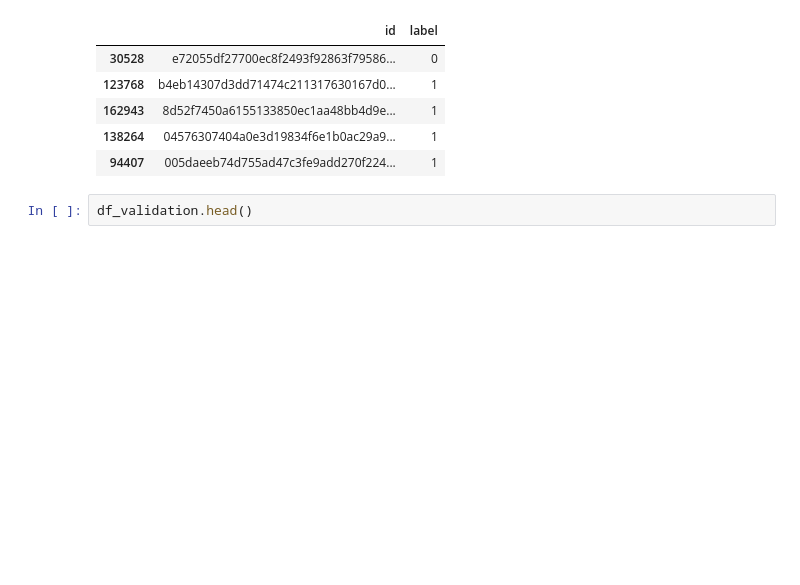
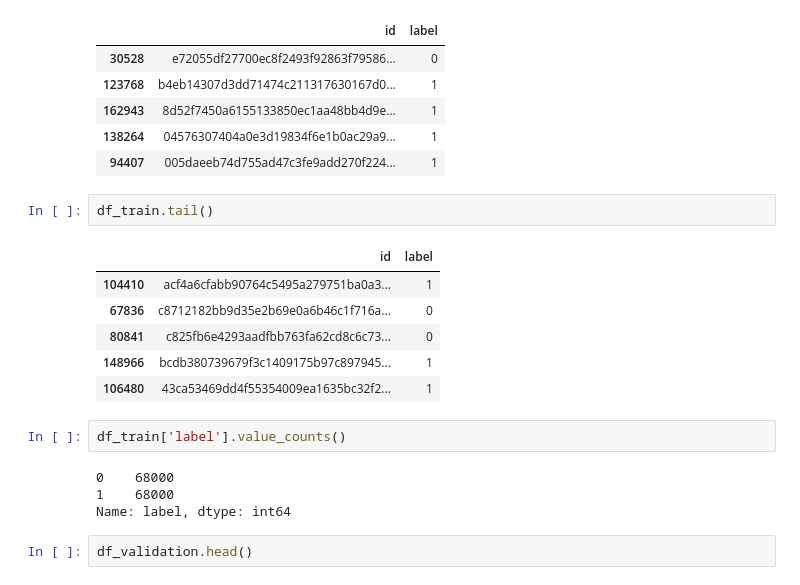
Before and after one commit to srilamaiti/ml_works, a Jupyter notebook: cancer_detection.ipynb, the cells around one changed output. Drawn from its saved outputs; the diff is of its cells as text; blank space fills up the shorter version.

```diff
--- a/cancer_detection.ipynb
+++ b/cancer_detection.ipynb
@@ -705,6 +740,21 @@ df_train.head()
 | 162943 | 8d52f7450a6155133850ec1aa48bb4d9e... | 1 |
 | 138264 | 04576307404a0e3d19834f6e1b0ac29a9... | 1 |
 | 94407 | 005daeeb74d755ad47c3fe9add270f224... | 1 |
+# %%
+df_train.tail()
+# %% [output]
+|  | id | label |
+| 104410 | acf4a6cfabb90764c5495a279751ba0a3... | 1 |
+| 67836 | c8712182bb9d35e2b69e0a6b46c1f716a... | 0 |
+| 80841 | c825fb6e4293aadfbb763fa62cd8c6c73... | 0 |
+| 148966 | bcdb380739679f3c1409175b97c897945... | 1 |
+| 106480 | 43ca53469dd4f55354009ea1635bc32f2... | 1 |
+# %%
+df_train['label'].value_counts()
+# %% [output]
+0    68000
+1    68000
+Name: label, dtype: int64
 # %%
 df_validation.head()
 # %% [output]
```
Also changed, not shown: parts of 13 cells of this notebook.
